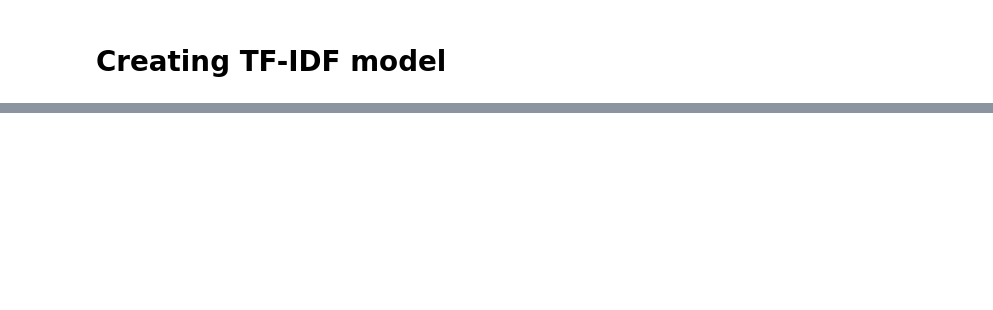
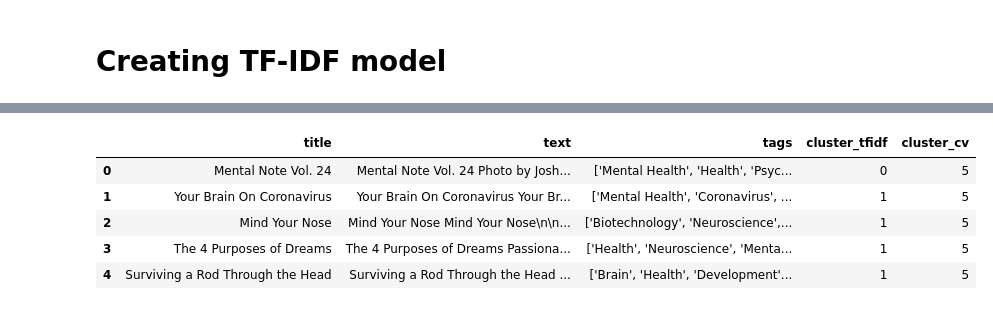
Before and after one commit to vibhor-5757/article-recommendation-system, a Jupyter notebook: article-recommendation-system.ipynb, the cells around one changed output, grey strips where cells are left out. Saved outputs shown, nothing was run; the diff lists cells and outputs as text; code cells hidden in the pictures; blank space fills up the shorter version.

```diff
--- a/article-recommendation-system.ipynb
+++ b/article-recommendation-system.ipynb
@@ -230,0 +218,9 @@ similar_articles
+# %%
+from sklearn.cluster import KMeans
+
+num_clusters = 10
+kmeans_cv = KMeans(n_clusters=num_clusters, random_state=42)
+df['cluster_cv'] = kmeans_cv.fit_predict(X_cv)
+
+kmeans_tfidf = KMeans(n_clusters=num_clusters, random_state=42)
+df['cluster_tfidf'] = kmeans_tfidf.fit_predict(X_tfidf)
@@ -230,0 +266,10 @@ similar_articles
+# %%
+similar_articles_kmeans = get_similar_articles_kmeans(df["text"][0], cv, kmeans, df)
+similar_articles_kmeans
+# %% [output]
+|  | title | text | tags | cluster_tfidf | cluster_cv |
+| 0 | Mental Note Vol. 24 | Mental Note Vol. 24 Photo by Josh... | ['Mental Health', 'Health', 'Psyc... | 0 | 5 |
+| 1 | Your Brain On Coronavirus | Your Brain On Coronavirus Your Br... | ['Mental Health', 'Coronavirus', ... | 1 | 5 |
+| 2 | Mind Your Nose | Mind Your Nose Mind Your Nose\n\n... | ['Biotechnology', 'Neuroscience',... | 1 | 5 |
+| 3 | The 4 Purposes of Dreams | The 4 Purposes of Dreams Passiona... | ['Health', 'Neuroscience', 'Menta... | 1 | 5 |
+| 4 | Surviving a Rod Through the Head | Surviving a Rod Through the Head ... | ['Brain', 'Health', 'Development'... | 1 | 5 |
```
Also changed, not shown: parts of 26 cells of this notebook.
